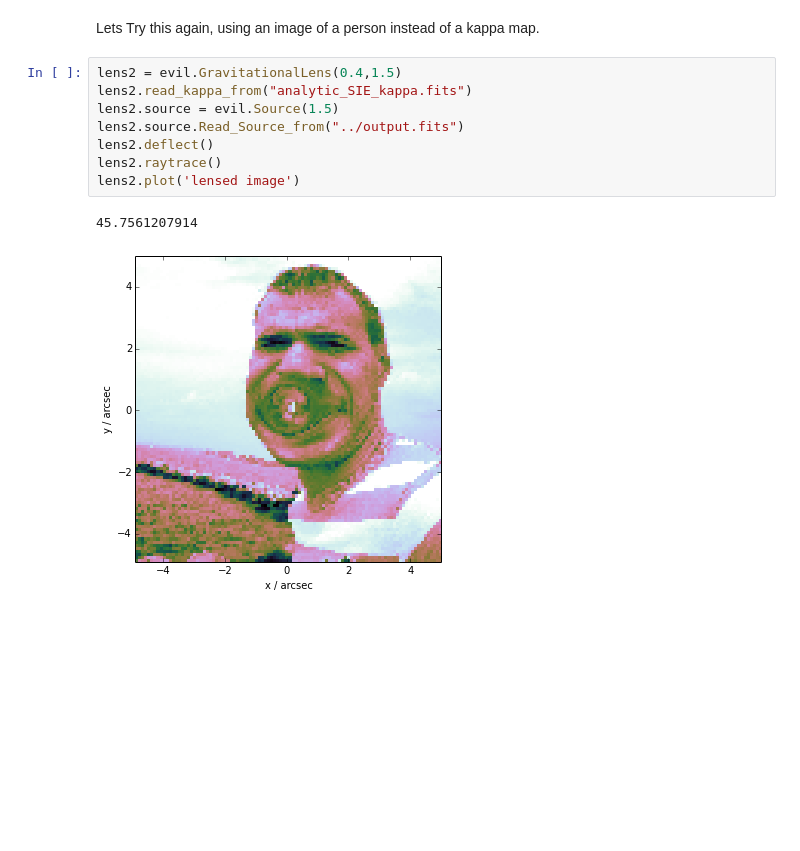
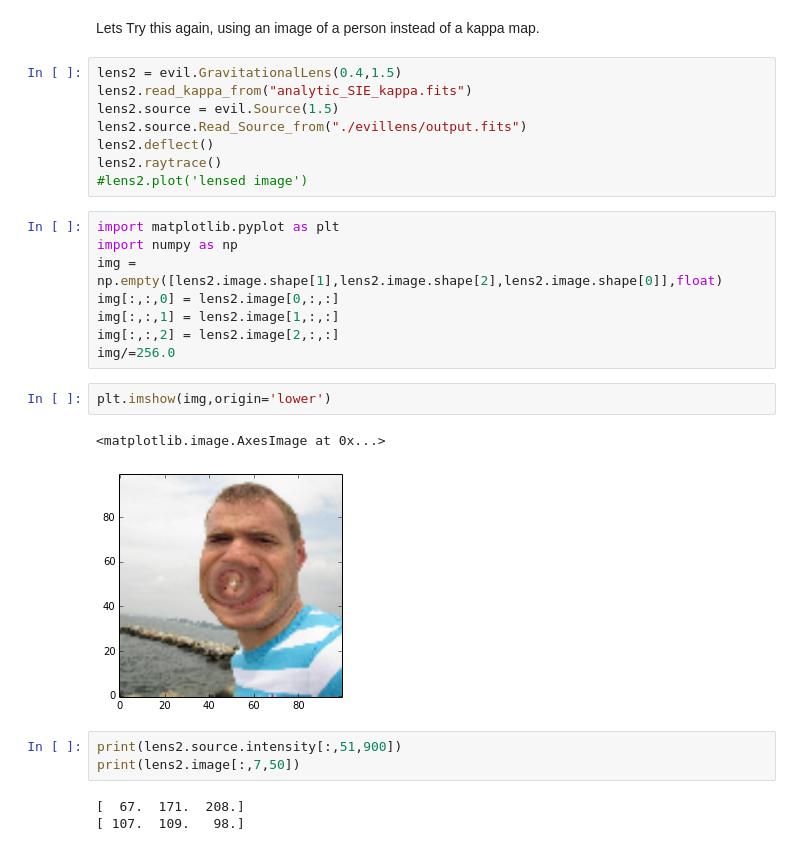
Before and after one commit to wmorning/EvilLens, a Jupyter notebook: LensedImageTest.ipynb, the cells around one changed output. Drawn from its saved outputs; the diff is of its cells as text; blank space fills up the shorter version.

Commit message:
second lens example now uses RGB (multiwavelength image)

```diff
--- a/LensedImageTest.ipynb
+++ b/LensedImageTest.ipynb
@@ -42,10 +40,26 @@ Lets Try this again, using an image of a person instead of a kappa map.
 lens2 = evil.GravitationalLens(0.4,1.5)
 lens2.read_kappa_from("analytic_SIE_kappa.fits")
 lens2.source = evil.Source(1.5)
-lens2.source.Read_Source_from("../output.fits")
+lens2.source.Read_Source_from("./evillens/output.fits")
 lens2.deflect()
 lens2.raytrace()
-lens2.plot('lensed image')
+#lens2.plot('lensed image')
-# %% [output]
-45.7561207914
-[figure, removed]
+# %%
+import matplotlib.pyplot as plt
+import numpy as np
+img = np.empty([lens2.image.shape[1],lens2.image.shape[2],lens2.image.shape[0]],float)
+img[:,:,0] = lens2.image[0,:,:]
+img[:,:,1] = lens2.image[1,:,:]
+img[:,:,2] = lens2.image[2,:,:]
+img/=256.0
+# %%
+plt.imshow(img,origin='lower')
+# %% [output]
+<matplotlib.image.AxesImage at 0x...>
+[figure, added]
+# %%
+print(lens2.source.intensity[:,51,900])
+print(lens2.image[:,7,50])
+# %% [output]
+[  67.  171.  208.]
+[ 107.  109.   98.]
```
Also changed, not shown: parts of 4 cells of this notebook.
